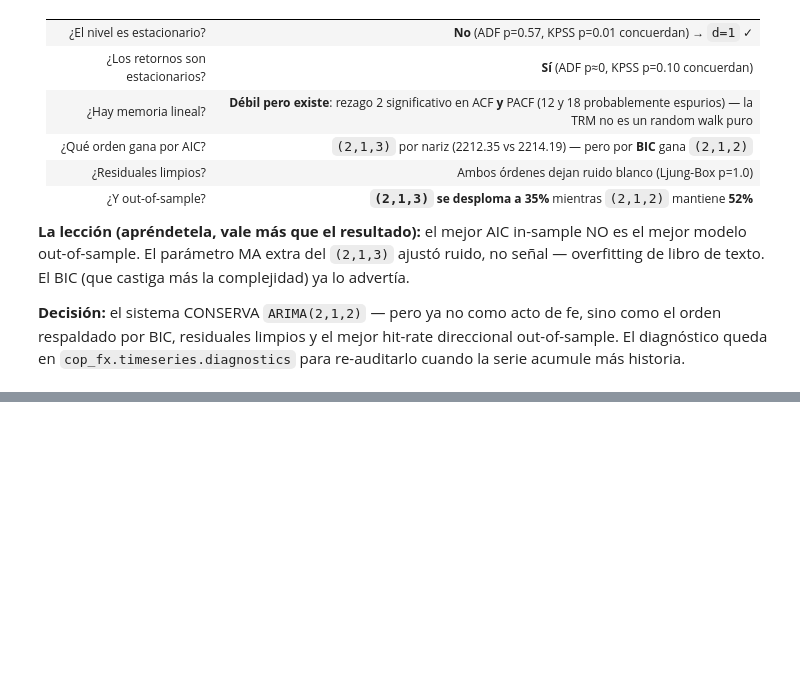
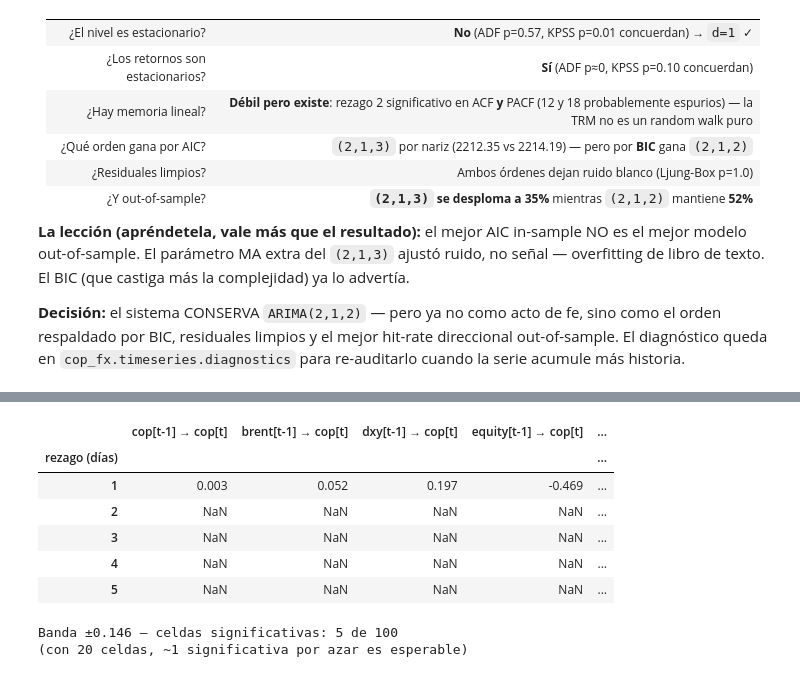
Before and after one commit to carlosjimenez88M/cop-fx-intelligence, a Jupyter notebook: notebooks/02_series_de_tiempo.ipynb, the cells around one changed output, grey strips where cells are left out. Saved outputs shown, nothing was run; the diff lists cells and outputs as text; code cells hidden in the pictures; blank space fills up the shorter version.

```diff
--- a/notebooks/series_de_tiempo.ipynb
+++ b/notebooks/02_series_de_tiempo.ipynb
@@ -448,0 +532,23 @@ cuando la serie acumule más historia.
+# %%
+rows = []
+for k in range(1, 6):
+    row = {"rezago (días)": k}
+    for col in ("cop", "brent", "dxy", "equity"):
+        if col in rets.columns:
+            row[f"{col}[t-{k}] → cop[t]"] = round(float(rets[col].shift(k).corr(rets["cop"])), 3)
+    rows.append(row)
+leadlag = pd.DataFrame(rows).set_index("rezago (días)")
+display(leadlag)
+sig = (leadlag.abs() > band)
+print(f"Banda ±{band:.3f} — celdas significativas: {int(sig.sum().sum())} de {sig.size}")
+print("(con 20 celdas, ~1 significativa por azar es esperable)")
+# %% [output]
+|  | cop[t-1] → cop[t] | brent[t-1] → cop[t] | dxy[t-1] → cop[t] | equity[t-1] → cop[t] | ... |
+| rezago (días) |  |  |  |  | ... |
+| 1 | 0.003 | 0.052 | 0.197 | -0.469 | ... |
+| 2 | NaN | NaN | NaN | NaN | ... |
+| 3 | NaN | NaN | NaN | NaN | ... |
+| 4 | NaN | NaN | NaN | NaN | ... |
+| 5 | NaN | NaN | NaN | NaN | ... |
+Banda ±0.146 — celdas significativas: 5 de 100
+(con 20 celdas, ~1 significativa por azar es esperable)
```
Also changed, not shown: parts of 23 cells of this notebook, 4 other files.
